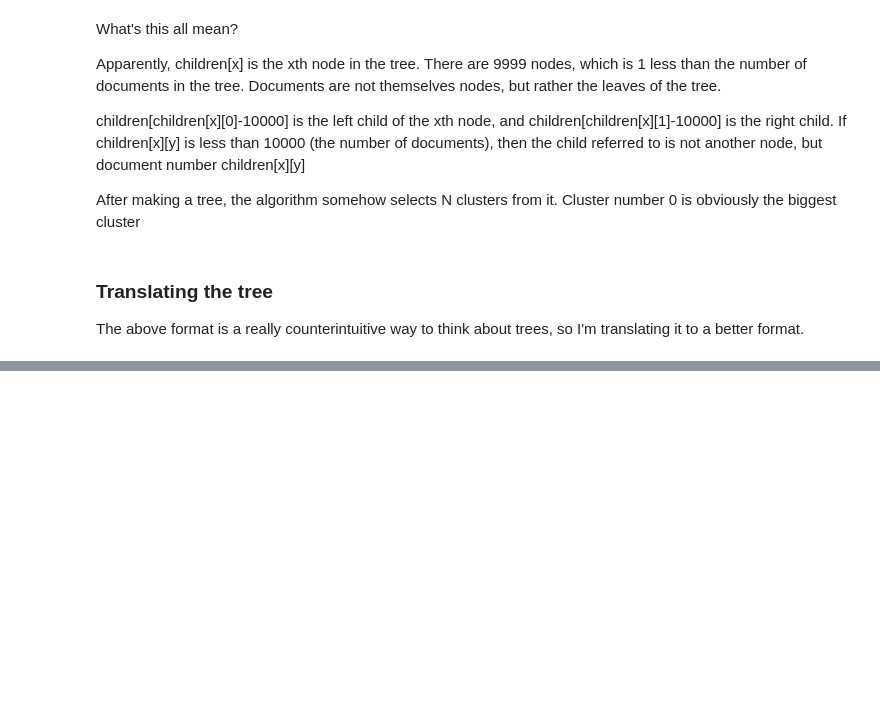
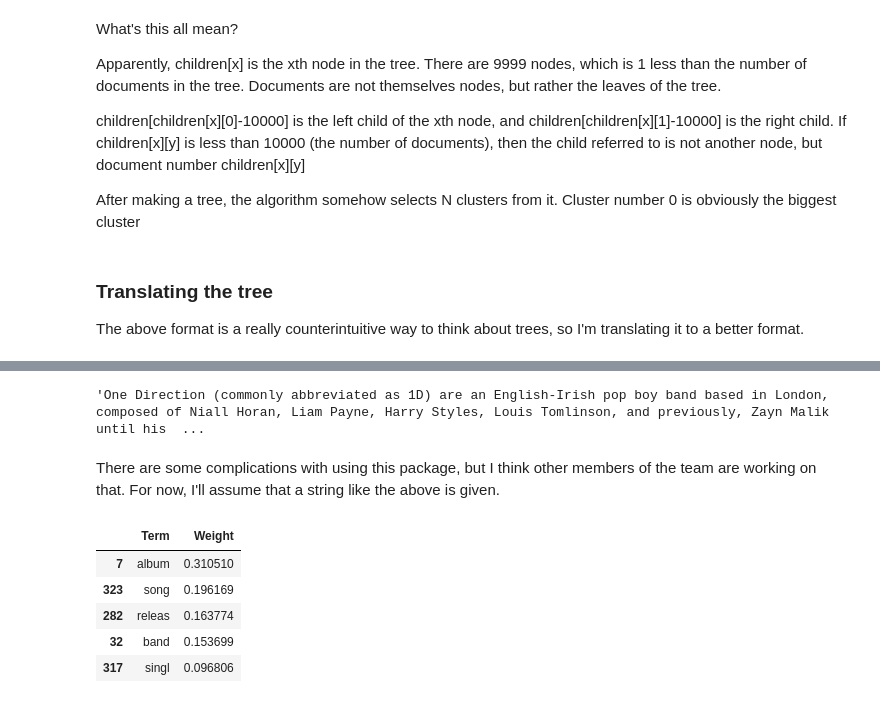
Before and after one commit to tristanlmiller/Topic-Ontology, a Jupyter notebook: Ward_clustering.ipynb, the cells around one changed output, grey strips where cells are left out. Drawn from its saved outputs; the diff is of its cells as text; code cells hidden in the pictures; blank space fills up the shorter version.

```diff
--- a/Ward_clustering.ipynb
+++ b/Ward_clustering.ipynb
@@ -181,0 +266,37 @@ Of course, we still need to select the number of leaves, and it's possible that
+# %%
+wikipedia.summary('One Direction')
+# %% [output]
+'One Direction (commonly abbreviated as 1D) are an English-Irish pop boy band based in London, composed of Niall Horan, Liam Payne, Harry Styles, Louis Tomlinson, and previously, Zayn Malik until his  ...
+# %% [markdown]
+There are some complications with using this package, but I think other members of the team are working on that.  For now, I'll assume that a string like the above is given.
+# %%
+#To classify an article, we need 5 things.
+#The article text
+#A list of the terms for vectorization
+#The TF-IDF transformation
+#The topic_word matrix from PCA analysis
+#The means of the clusters in topic space
+def classify_article(article_text,term_list,Tfidf,topic_word,c_means):
+    vectorizer = CountVectorizer(analyzer = "word",vocabulary=term_list)
+    article_vector = vectorizer.fit_transform([article_text])
+    article_weighted = Tfidf.transform(article_vector).toarray()
+    article_topic = np.dot(article_weighted,np.transpose(topic_word))
+    #now calculate the closest cluster mean
+    min_distance = np.inf
+    for i in range(c_means.shape[0]):
+        current_distance = euclidean(article_topic,c_means[i,:])
+        if current_distance < min_distance:
+            min_distance = current_distance
+            closest_cluster = i
+
+    return closest_cluster
+# %%
+cluster_id = classify_article(wikipedia.summary('One Direction'),term_list,Tfidf,topic_word,cm)
+words_from_branch(cm[cluster_id,:],term_list,topics=topic_word).head()
+# %% [output]
+|  | Term | Weight |
+| 7 | album | 0.310510 |
+| 323 | song | 0.196169 |
+| 282 | releas | 0.163774 |
+| 32 | band | 0.153699 |
+| 317 | singl | 0.096806 |
```
Also changed, not shown: parts of 35 cells of this notebook, 1 other file.
